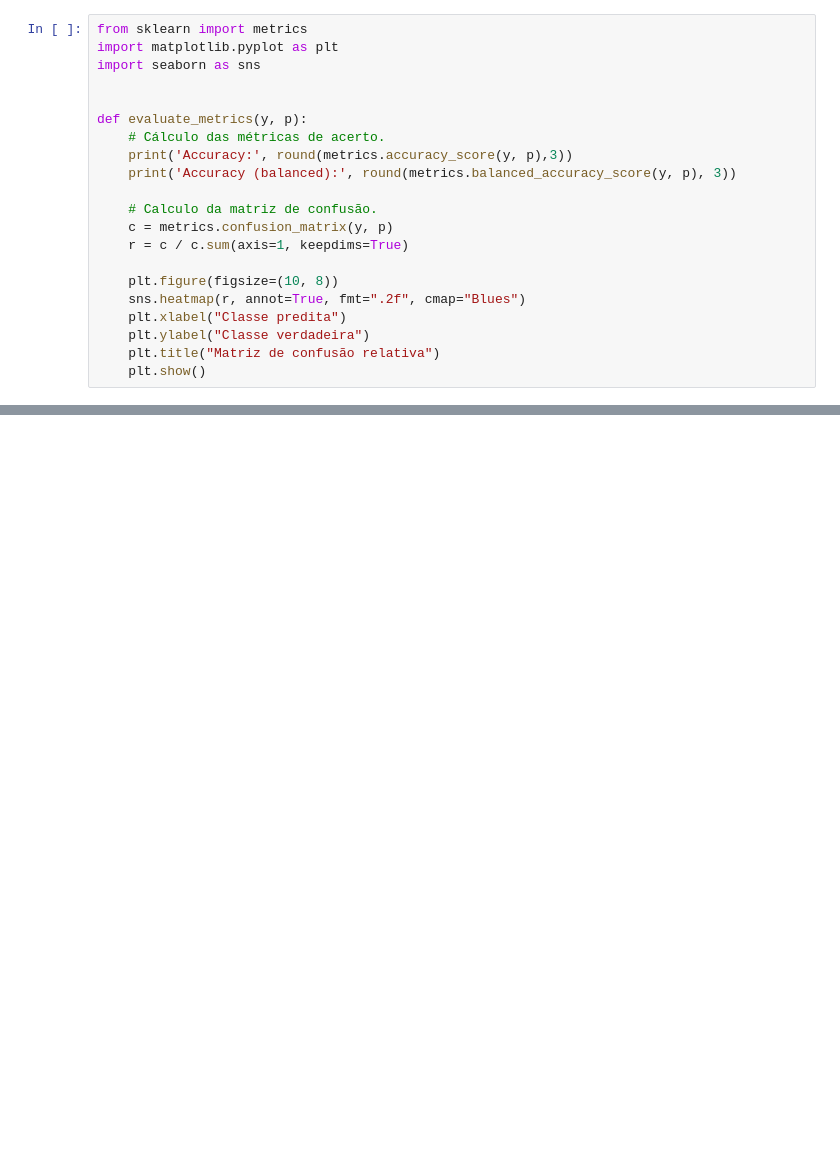
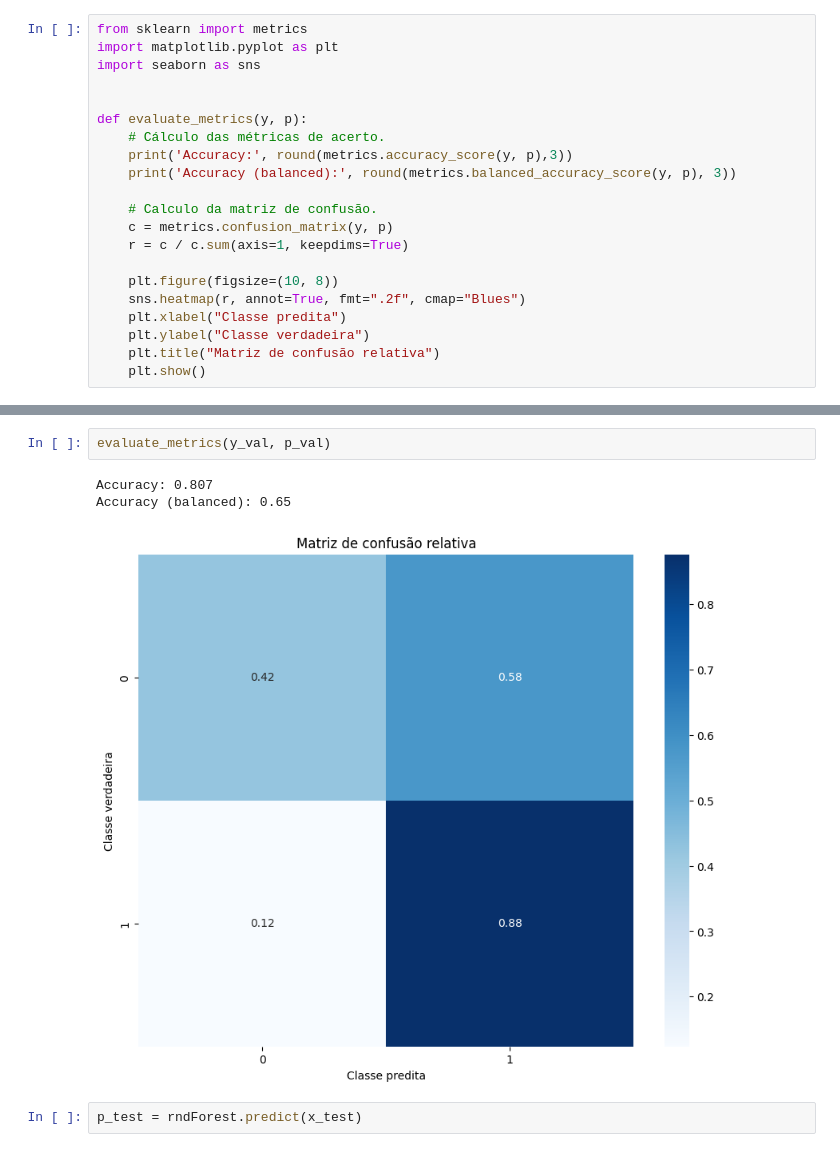
Before and after one commit to wihika/INF0619, a Jupyter notebook: BaseLine.ipynb, the cells around one changed output, grey strips where cells are left out. Cells and saved outputs as stored; diff of their text form; blank space fills up the shorter version.

```diff
--- a/BaseLine.ipynb
+++ b/BaseLine.ipynb
@@ -62,3 +98,11 @@ p_test = rndForest.predict(x_test)
+# %%
+evaluate_metrics(y_val, p_val)
+# %% [output]
+Accuracy: 0.807
+Accuracy (balanced): 0.65
+[figure, added]
+# %%
+p_test = rndForest.predict(x_test)
 # %%
 print(metrics.classification_report(y_test, p_test))
 # %% [output]
```
Also changed, not shown: parts of 8 cells of this notebook, 1 other file.
